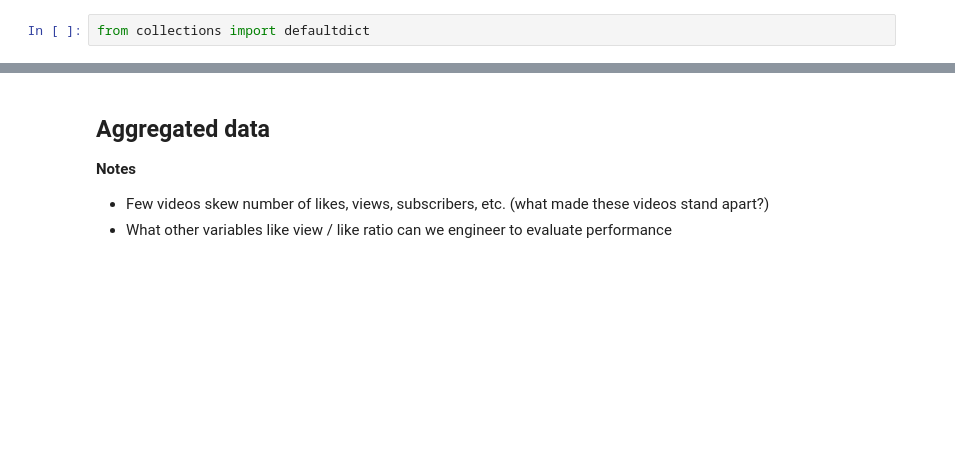
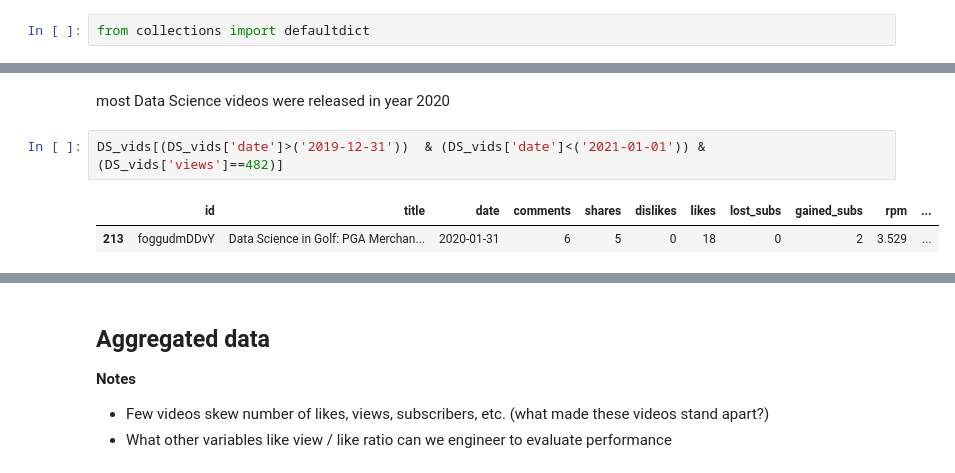
Before and after one commit to Irfan-Ahmad-byte/ken-s, a Jupyter notebook: ken-s-basic-starter-code.ipynb, the cells around one changed output, grey strips where cells are left out. Cells and saved outputs as stored; diff of their text form; blank space fills up the shorter version.

```diff
--- a/ken-s-basic-starter-code.ipynb
+++ b/ken-s-basic-starter-code.ipynb
@@ -204,0 +264,7 @@ a 13
+# %% [markdown]
+most Data Science videos were released in year 2020
+# %%
+DS_vids[(DS_vids['date']>('2019-12-31'))  & (DS_vids['date']<('2021-01-01')) & (DS_vids['views']==482)]
+# %% [output]
+|  | id | title | date | comments | shares | dislikes | likes | lost_subs | gained_subs | rpm | ... |
+| 213 | foggudmDDvY | Data Science in Golf: PGA Merchan... | 2020-01-31 | 6 | 5 | 0 | 18 | 0 | 2 | 3.529 | ... |
```
Also changed, not shown: parts of 20 cells of this notebook, 1 other file.
